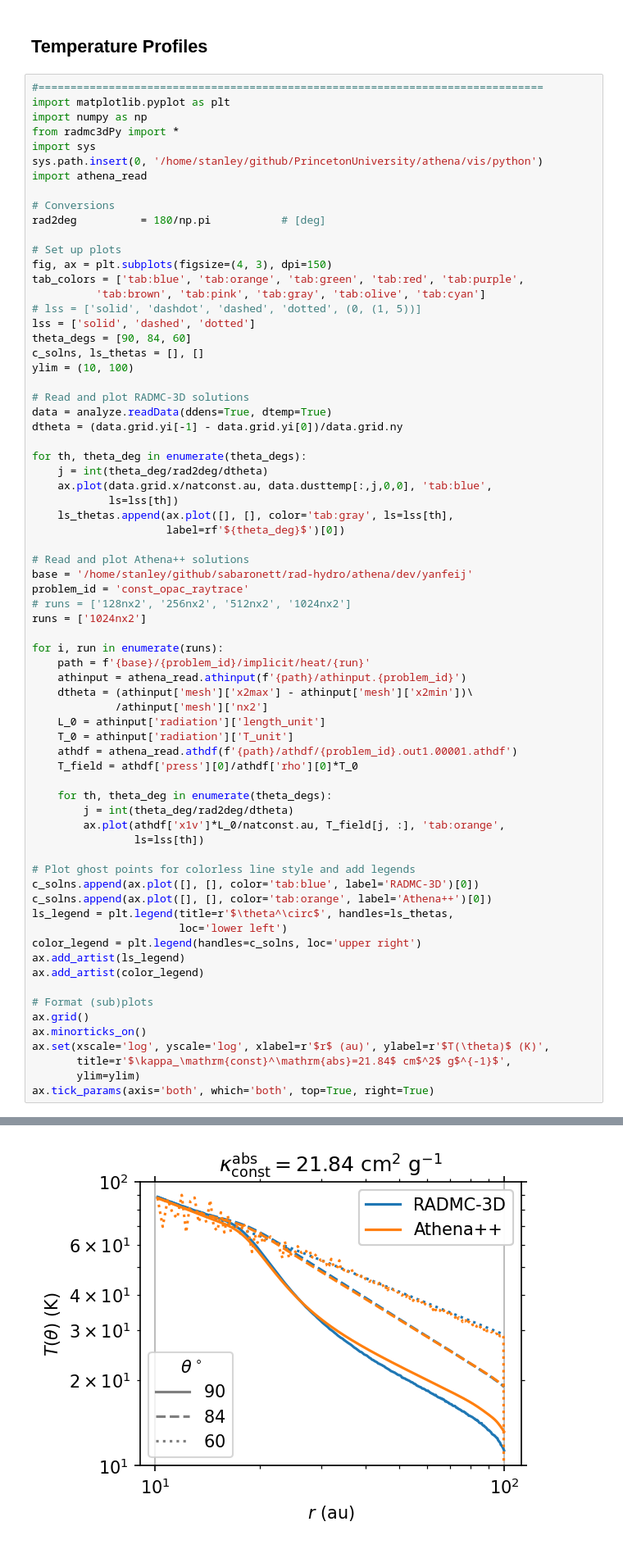
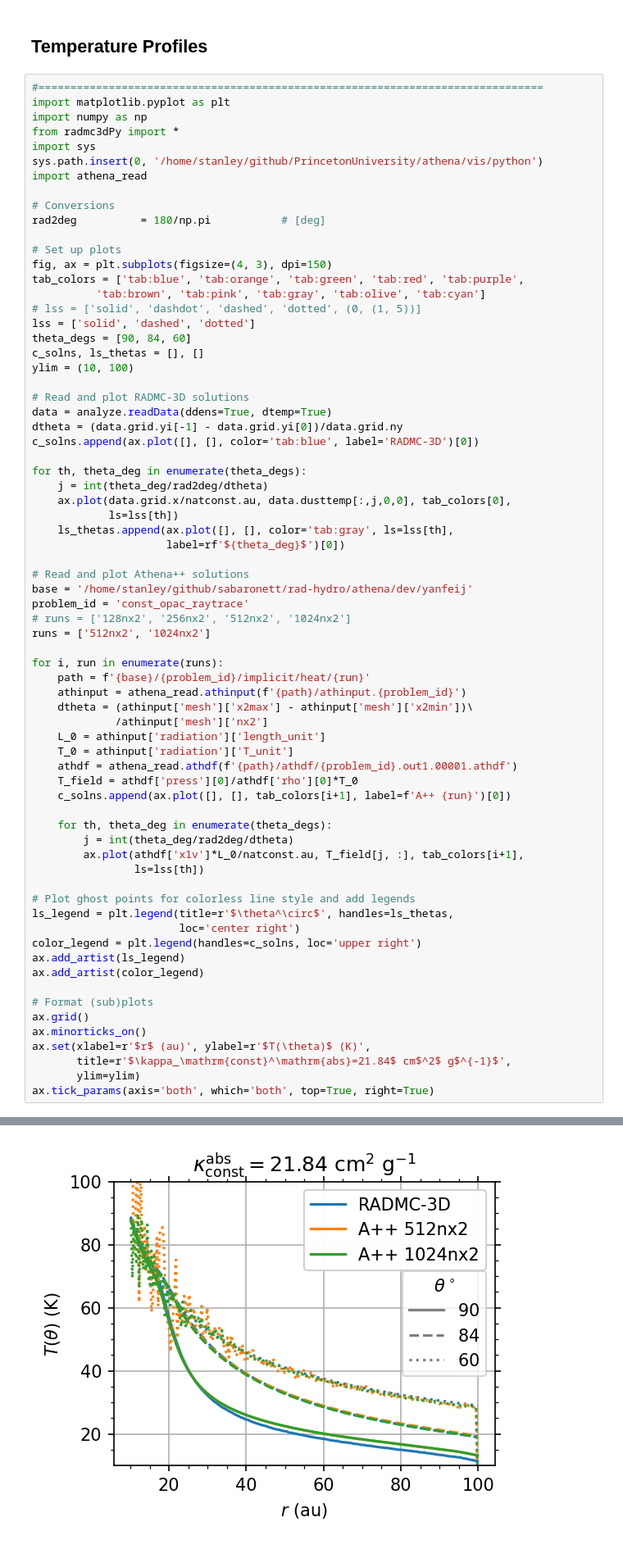
Before and after one commit to sabaronett/rad-hydro, a Jupyter notebook: ipynb/const_opac/ConstantOpacity.ipynb, the cells around one changed output, grey strips where cells are left out. Shown at 82% size. Cells and saved outputs as stored; diff of their text form.

```diff
--- a/ipynb/const_opac/ConstantOpacity.ipynb
+++ b/ipynb/const_opac/ConstantOpacity.ipynb
@@ -44,10 +44,11 @@ ylim = (10, 100)
 # Read and plot RADMC-3D solutions
 data = analyze.readData(ddens=True, dtemp=True)
 dtheta = (data.grid.yi[-1] - data.grid.yi[0])/data.grid.ny
+c_solns.append(ax.plot([], [], color='tab:blue', label='RADMC-3D')[0])
 
 for th, theta_deg in enumerate(theta_degs):
     j = int(theta_deg/rad2deg/dtheta)
-    ax.plot(data.grid.x/natconst.au, data.dusttemp[:,j,0,0], 'tab:blue',
+    ax.plot(data.grid.x/natconst.au, data.dusttemp[:,j,0,0], tab_colors[0],
             ls=lss[th])
     ls_thetas.append(ax.plot([], [], color='tab:gray', ls=lss[th],
                      label=rf'${theta_deg}$')[0])
@@ -56,42 +57,41 @@ for th, theta_deg in enumerate(theta_degs):
 base = '/home/stanley/github/sabaronett/rad-hydro/athena/dev/yanfeij'
 problem_id = 'const_opac_raytrace'
 # runs = ['128nx2', '256nx2', '512nx2', '1024nx2']
-runs = ['1024nx2']
+runs = ['512nx2', '1024nx2']
 
 for i, run in enumerate(runs):
     path = f'{base}/{problem_id}/implicit/heat/{run}'
     athinput = athena_read.athinput(f'{path}/athinput.{problem_id}')
     dtheta = (athinput['mesh']['x2max'] - athinput['mesh']['x2min'])\
              /athinput['mesh']['nx2']
     L_0 = athinput['radiation']['length_unit']
     T_0 = athinput['radiation']['T_unit']
     athdf = athena_read.athdf(f'{path}/athdf/{problem_id}.out1.00001.athdf')
     T_field = athdf['press'][0]/athdf['rho'][0]*T_0
+    c_solns.append(ax.plot([], [], tab_colors[i+1], label=f'A++ {run}')[0])
 
     for th, theta_deg in enumerate(theta_degs):
         j = int(theta_deg/rad2deg/dtheta)
-        ax.plot(athdf['x1v']*L_0/natconst.au, T_field[j, :], 'tab:orange',
+        ax.plot(athdf['x1v']*L_0/natconst.au, T_field[j, :], tab_colors[i+1],
                 ls=lss[th])
 
 # Plot ghost points for colorless line style and add legends
-c_solns.append(ax.plot([], [], color='tab:blue', label='RADMC-3D')[0])
-c_solns.append(ax.plot([], [], color='tab:orange', label='Athena++')[0])
 ls_legend = plt.legend(title=r'$\theta^\circ$', handles=ls_thetas,
-                       loc='lower left')
+                       loc='center right')
 color_legend = plt.legend(handles=c_solns, loc='upper right')
 ax.add_artist(ls_legend)
 ax.add_artist(color_legend)
 
 # Format (sub)plots
 ax.grid()
 ax.minorticks_on()
-ax.set(xscale='log', yscale='log', xlabel=r'$r$ (au)', ylabel=r'$T(\theta)$ (K)',
+ax.set(xlabel=r'$r$ (au)', ylabel=r'$T(\theta)$ (K)',
        title=r'$\kappa_\mathrm{const}^\mathrm{abs}=21.84$ cm$^2$ g$^{-1}$',
        ylim=ylim)
 ax.tick_params(axis='both', which='both', top=True, right=True)
 # %% [output]
 Reading amr_grid.inp
 Reading wavelength_micron.inp
 Reading dust_density.inp
 Reading dust_temperature.dat
-[figure, old version]
+[figure, new version]
```
Also changed, not shown: parts of 1 cell of this notebook, 2 other files.
